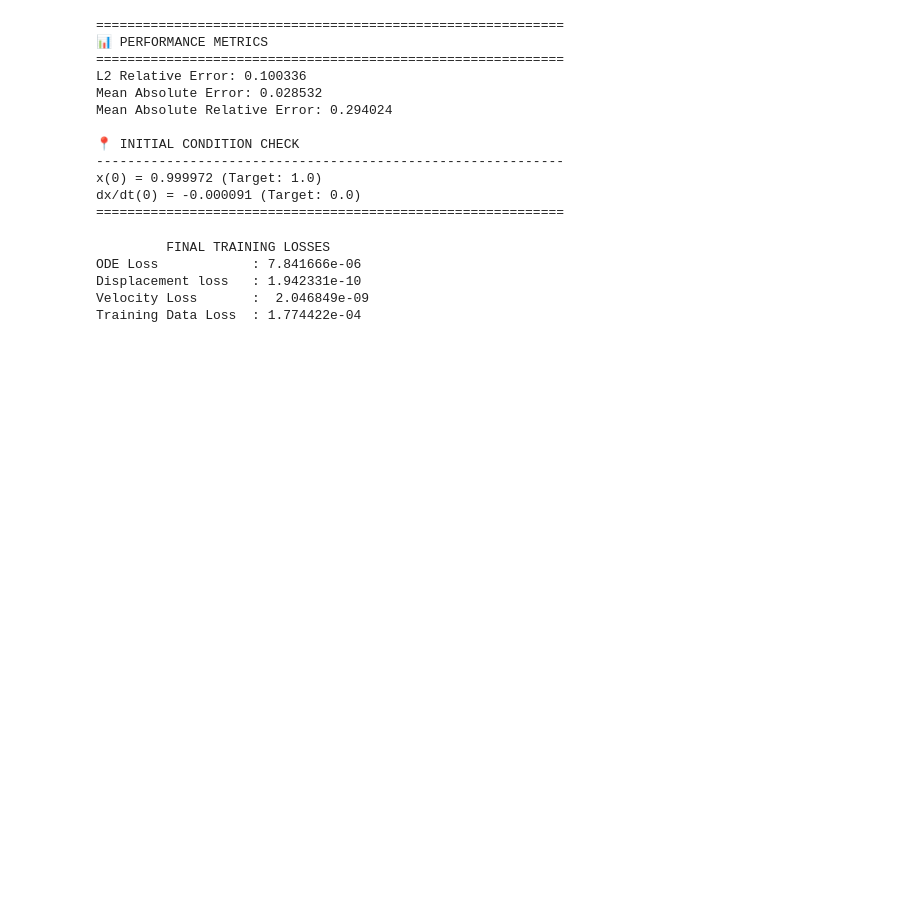
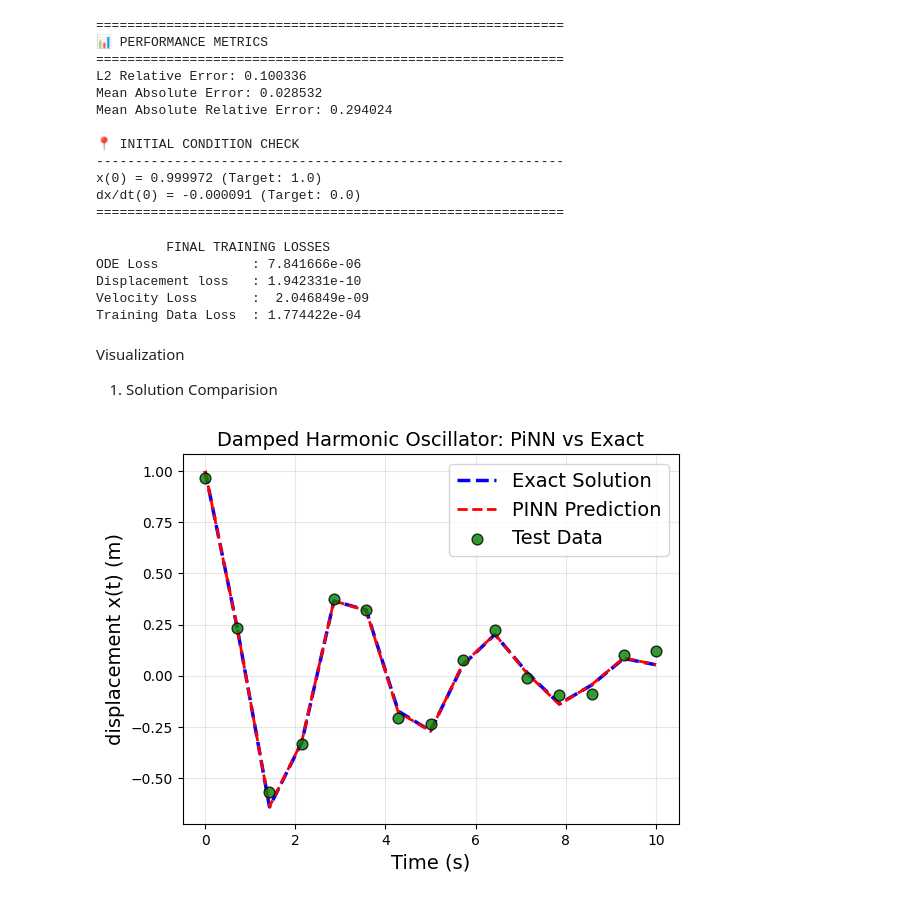
Before and after one commit to ziaurmb/pinn, a Jupyter notebook: 04_Damped_harmonic_oscillator.ipynb, the cells around one changed output. Saved outputs shown, nothing was run; the diff lists cells and outputs as text; code cells hidden in the pictures; blank space fills up the shorter version.

Commit message:
plotting

```diff
--- a/04_Damped_harmonic_oscillator.ipynb
+++ b/04_Damped_harmonic_oscillator.ipynb
@@ -278,3 +278,20 @@ ODE Loss            : 7.841666e-06
 Displacement loss   : 1.942331e-10
 Velocity Loss       :  2.046849e-09
 Training Data Loss  : 1.774422e-04
+# %% [markdown]
+Visualization
+
+1. Solution Comparision
+# %%
+plt.plot(t_test, x_exact, 'b--', linewidth=2.5, label='Exact Solution')
+plt.plot(t_test, x_pred, 'r--', linewidth=2, label='PINN Prediction')
+plt.scatter(t_test, x_test, c='green', s=60,
+            label="Test Data", zorder=5, alpha=0.8, edgecolors='black')
+plt.xlabel('Time (s)')
+plt.ylabel('displacement x(t) (m)')
+plt.title('Damped Harmonic Oscillator: PiNN vs Exact')
+plt.legend()
+plt.grid(True, alpha=0.3)
+plt.show()
+# %% [output]
+[figure, added]
```
Also changed, not shown: parts of 2 cells of this notebook.
